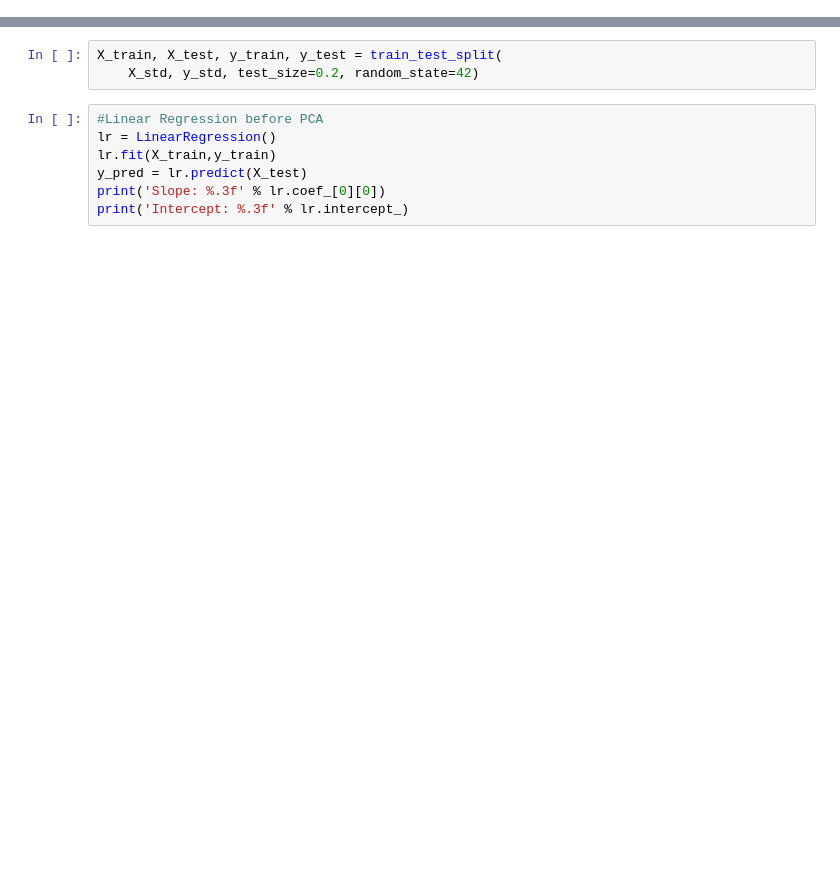
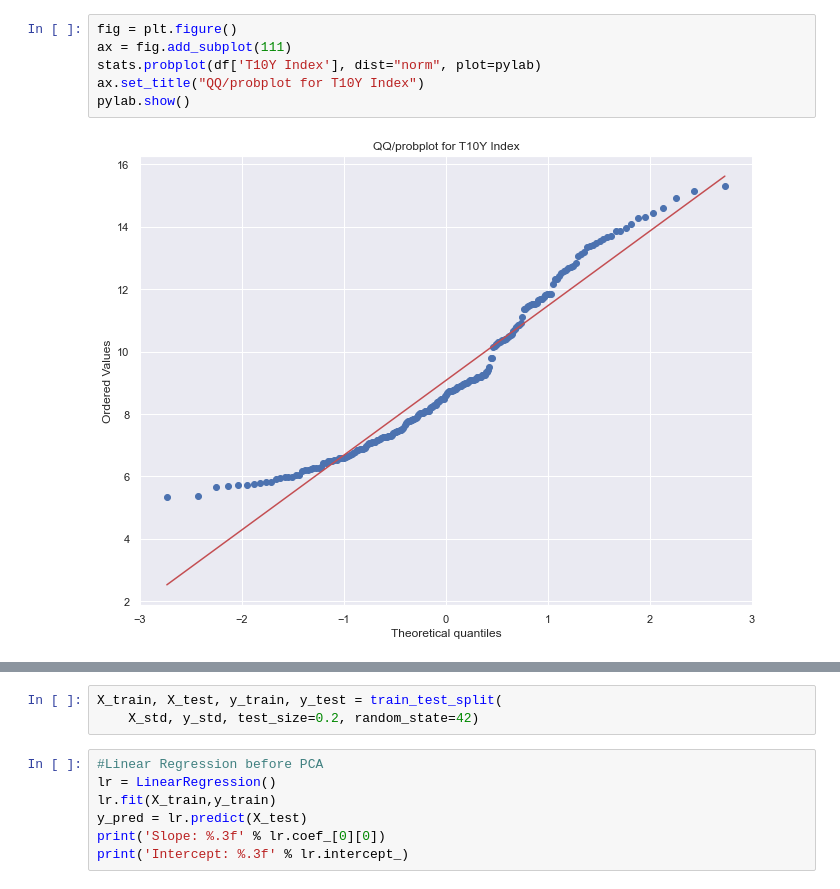
Before and after one commit to yaxuanw3/IE517_Project, a Jupyter notebook: Yohanes_Project2.ipynb, the cells around one changed output, grey strips where cells are left out. Cells and saved outputs as stored; diff of their text form; blank space fills up the shorter version.

```diff
--- a/Yohanes_Project2.ipynb
+++ b/Yohanes_Project2.ipynb
@@ -135,2 +137,10 @@ PCT 9MO FWD    0
 dtype: int64
 It can be seen that there are no missing values
+# %%
+fig = plt.figure()
+ax = fig.add_subplot(111)
+stats.probplot(df['T10Y Index'], dist="norm", plot=pylab)
+ax.set_title("QQ/probplot for T10Y Index")
+pylab.show()
+# %% [output]
+[figure, added]
```
Also changed, not shown: parts of 28 cells of this notebook.
